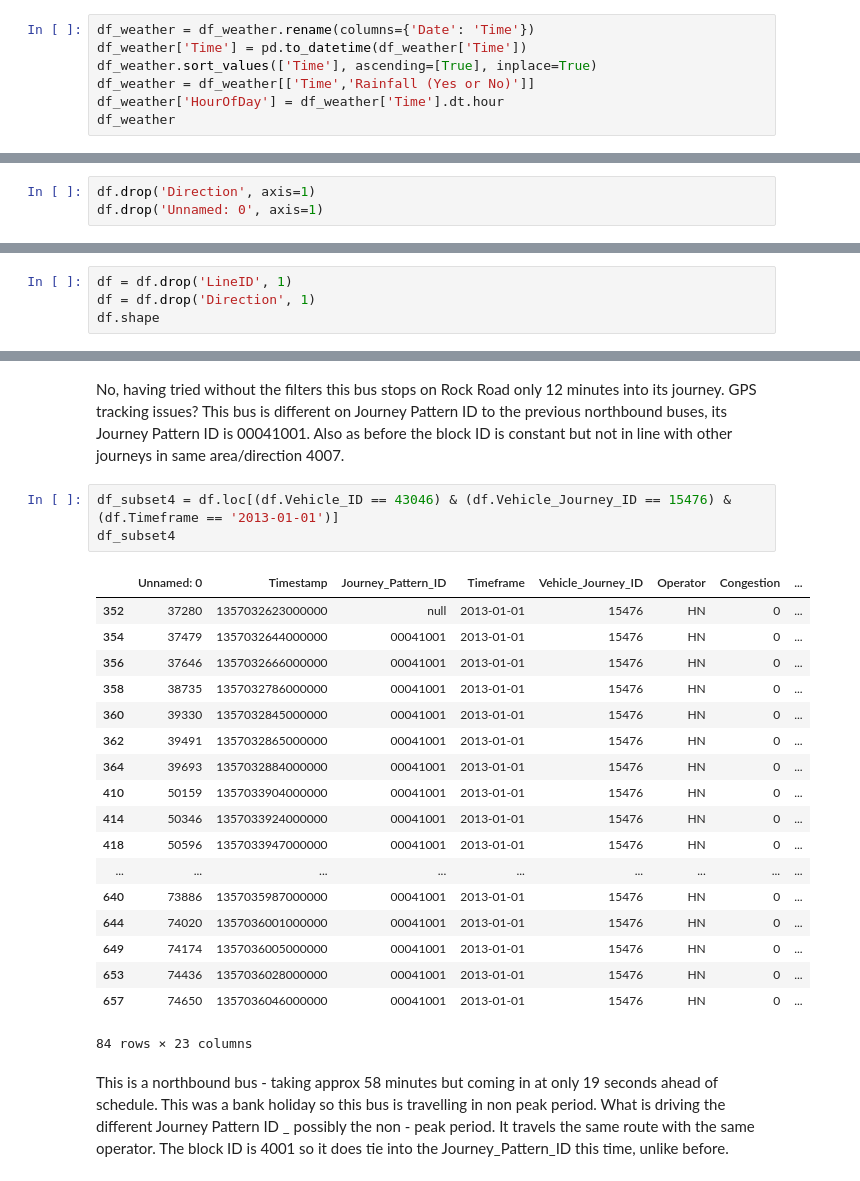
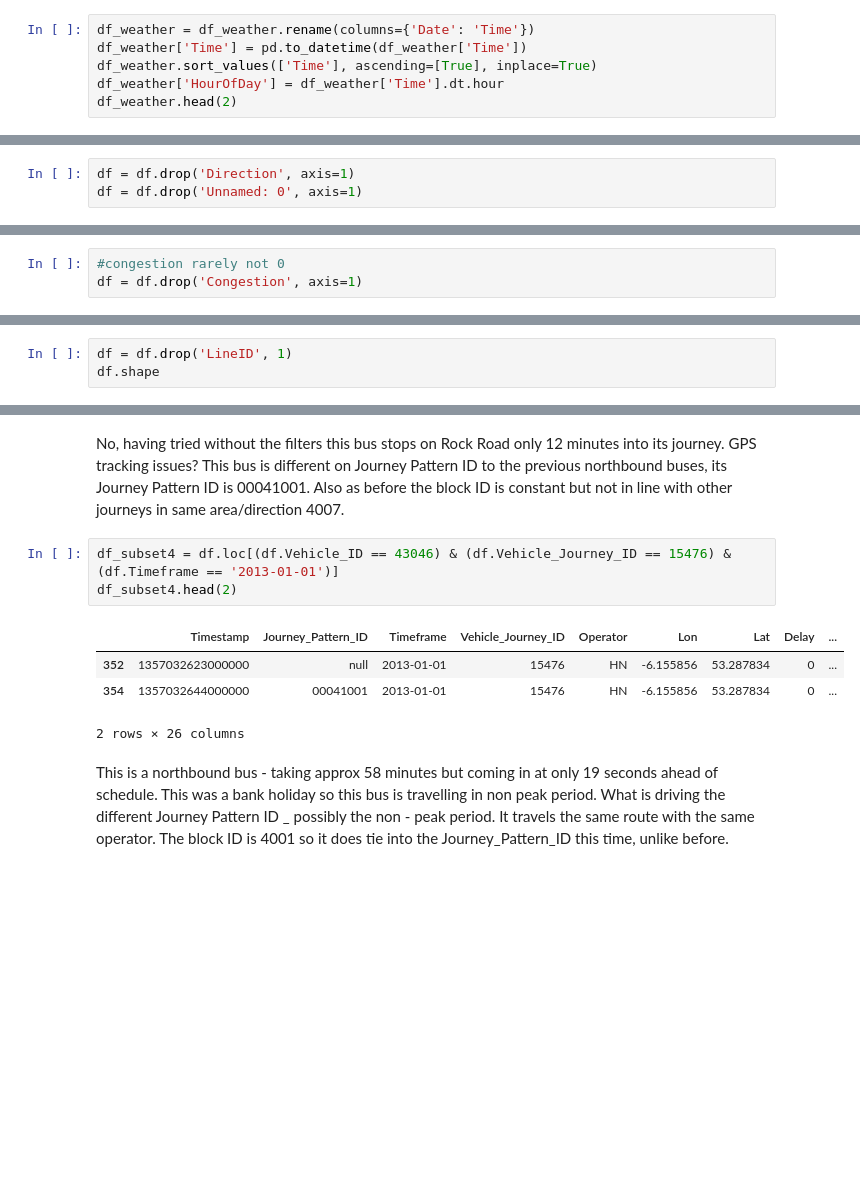
Before and after one commit to andrew-ocallaghan-ie/The11thHour, a Jupyter notebook: Dublin_bus_v1.0.ipynb, the cells around one changed output, grey strips where cells are left out. Saved outputs shown, nothing was run; the diff lists cells and outputs as text; blank space fills up the shorter version.

```diff
--- a/Dublin_bus_v1.0.ipynb
+++ b/Dublin_bus_v1.0.ipynb
@@ -199,7 +197,6 @@ df_weather
 df_weather = df_weather.rename(columns={'Date': 'Time'})
 df_weather['Time'] = pd.to_datetime(df_weather['Time'])
 df_weather.sort_values(['Time'], ascending=[True], inplace=True)
-df_weather = df_weather[['Time','Rainfall (Yes or No)']]
 df_weather['HourOfDay'] = df_weather['Time'].dt.hour
-df_weather
+df_weather.head(2)
 # %% [output]
@@ -278,5 +306,5 @@ HourOfDay_y,19
 # %% [markdown]
 The direction is constant, the line ID is only constant due to a filter.
 # %%
-df.drop('Direction', axis=1)
-df.drop('Unnamed: 0', axis=1)
+df = df.drop('Direction', axis=1)
+df = df.drop('Unnamed: 0', axis=1)
@@ -302,3 +311,6 @@ df.drop('Unnamed: 0', axis=1)
+# %%
+#congestion rarely not 0
+df = df.drop('Congestion', axis=1)
 # %% [markdown]
 # Notes on missing values
 # %%
@@ -442,6 +439,5 @@ Direction is a constant - that is unexpected
 Line is constant as we filtered for line
 # %%
 df = df.drop('LineID', 1)
-df = df.drop('Direction', 1)
 df.shape
 # %% [output]
@@ -647,26 +607,12 @@ GPS tracking issues?
 This bus is different on Journey Pattern ID to the previous northbound buses, its Journey Pattern ID is 00041001. Also as before the block ID is constant but not in line with other journeys in same area/direction 4007.
 # %%
 df_subset4 = df.loc[(df.Vehicle_ID == 43046) & (df.Vehicle_Journey_ID == 15476) & (df.Timeframe == '2013-01-01')]
-df_subset4
+df_subset4.head(2)
 # %% [output]
-|  | Unnamed: 0 | Timestamp | Journey_Pattern_ID | Timeframe | Vehicle_Journey_ID | Operator | Congestion | ... |
-| 352 | 37280 | 1357032623000000 | null | 2013-01-01 | 15476 | HN | 0 | ... |
-| 354 | 37479 | 1357032644000000 | 00041001 | 2013-01-01 | 15476 | HN | 0 | ... |
-| 356 | 37646 | 1357032666000000 | 00041001 | 2013-01-01 | 15476 | HN | 0 | ... |
-| 358 | 38735 | 1357032786000000 | 00041001 | 2013-01-01 | 15476 | HN | 0 | ... |
-| 360 | 39330 | 1357032845000000 | 00041001 | 2013-01-01 | 15476 | HN | 0 | ... |
-| 362 | 39491 | 1357032865000000 | 00041001 | 2013-01-01 | 15476 | HN | 0 | ... |
-| 364 | 39693 | 1357032884000000 | 00041001 | 2013-01-01 | 15476 | HN | 0 | ... |
-| 410 | 50159 | 1357033904000000 | 00041001 | 2013-01-01 | 15476 | HN | 0 | ... |
-| 414 | 50346 | 1357033924000000 | 00041001 | 2013-01-01 | 15476 | HN | 0 | ... |
-| 418 | 50596 | 1357033947000000 | 00041001 | 2013-01-01 | 15476 | HN | 0 | ... |
-| ... | ... | ... | ... | ... | ... | ... | ... | ... |
-| 640 | 73886 | 1357035987000000 | 00041001 | 2013-01-01 | 15476 | HN | 0 | ... |
-| 644 | 74020 | 1357036001000000 | 00041001 | 2013-01-01 | 15476 | HN | 0 | ... |
-| 649 | 74174 | 1357036005000000 | 00041001 | 2013-01-01 | 15476 | HN | 0 | ... |
-| 653 | 74436 | 1357036028000000 | 00041001 | 2013-01-01 | 15476 | HN | 0 | ... |
-| 657 | 74650 | 1357036046000000 | 00041001 | 2013-01-01 | 15476 | HN | 0 | ... |
+|  | Timestamp | Journey_Pattern_ID | Timeframe | Vehicle_Journey_ID | Operator | Lon | Lat | Delay | ... |
+| 352 | 1357032623000000 | null | 2013-01-01 | 15476 | HN | -6.155856 | 53.287834 | 0 | ... |
+| 354 | 1357032644000000 | 00041001 | 2013-01-01 | 15476 | HN | -6.155856 | 53.287834 | 0 | ... |
-84 rows × 23 columns
+2 rows × 26 columns
 # %% [markdown]
 This is a northbound bus - taking approx 58 minutes but coming in at only 19 seconds ahead of schedule. This was a bank holiday so this bus is travelling in non peak period. What is driving the different Journey Pattern ID _ possibly the non - peak period. It travels the same route with the same operator. The block ID is 4001 so it does tie into the Journey_Pattern_ID this time, unlike before.
 # %% [markdown]
```
Also changed, not shown: parts of 67 cells of this notebook, 3 other files.
